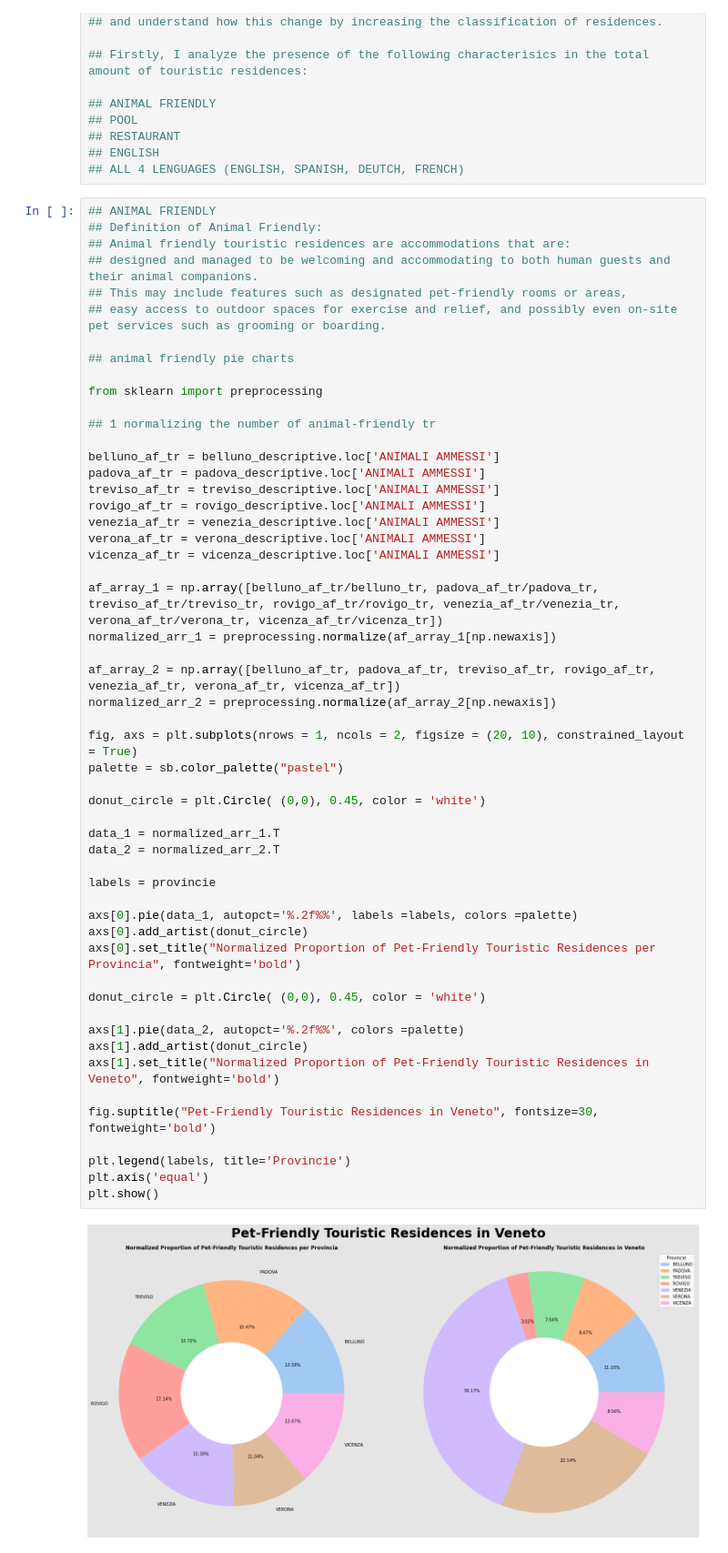
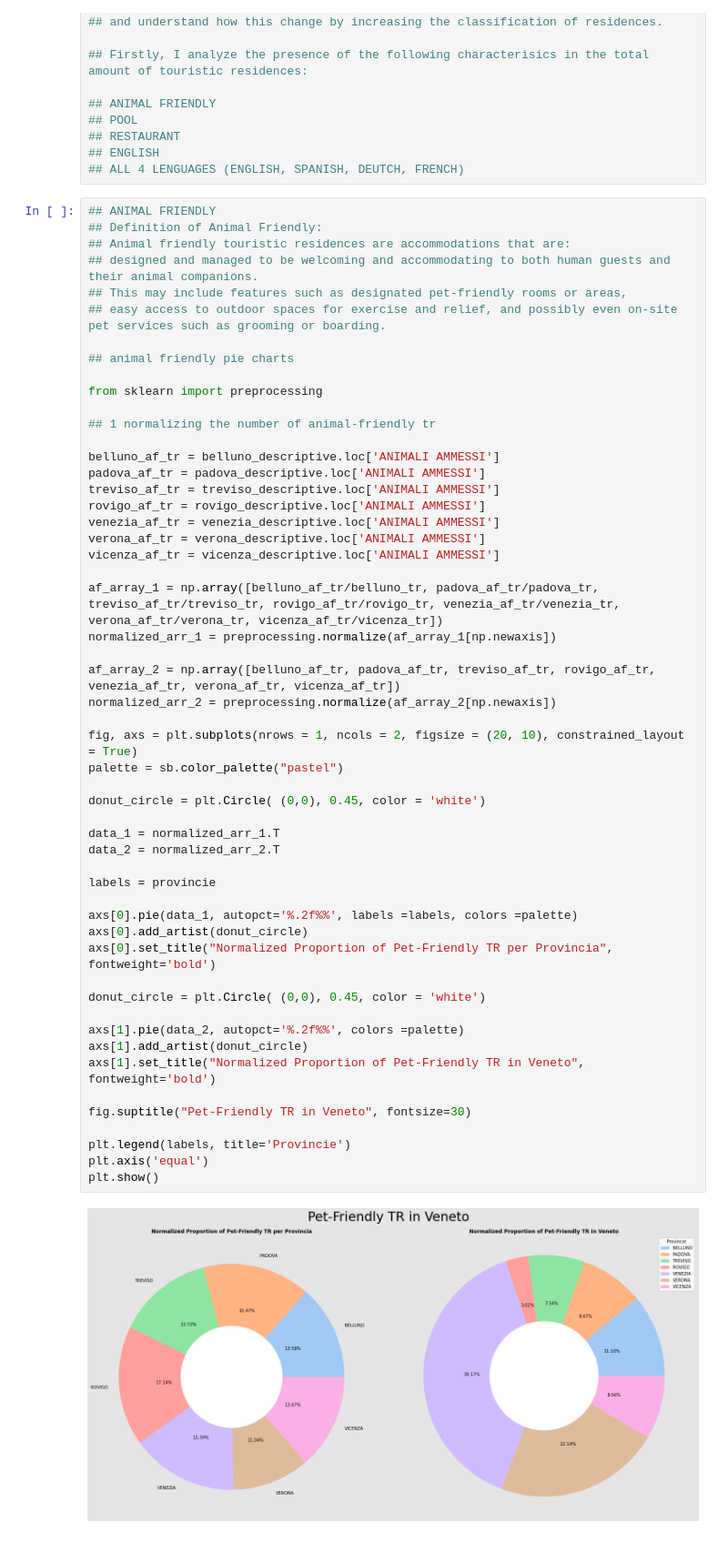
Before and after one commit to NicoloAvesani/project_Tourist_Residences_in_Veneto, a Jupyter notebook: project_on_colab.ipynb, the cells around one changed output. Shown at 91% size. Saved outputs shown, nothing was run; the diff lists cells and outputs as text.

Commit message:
fix charts

```diff
--- a/project_on_colab.ipynb
+++ b/project_on_colab.ipynb
@@ -663,37 +663,37 @@ vicenza_af_tr = vicenza_descriptive.loc['ANIMALI AMMESSI']
 
 af_array_1 = np.array([belluno_af_tr/belluno_tr, padova_af_tr/padova_tr, treviso_af_tr/treviso_tr, rovigo_af_tr/rovigo_tr, venezia_af_tr/venezia_tr, verona_af_tr/verona_tr, vicenza_af_tr/vicenza_tr])
 normalized_arr_1 = preprocessing.normalize(af_array_1[np.newaxis])
 
 af_array_2 = np.array([belluno_af_tr, padova_af_tr, treviso_af_tr, rovigo_af_tr, venezia_af_tr, verona_af_tr, vicenza_af_tr])
 normalized_arr_2 = preprocessing.normalize(af_array_2[np.newaxis])
 
 fig, axs = plt.subplots(nrows = 1, ncols = 2, figsize = (20, 10), constrained_layout = True)
 palette = sb.color_palette("pastel")
 
 donut_circle = plt.Circle( (0,0), 0.45, color = 'white')
 
 data_1 = normalized_arr_1.T
 data_2 = normalized_arr_2.T
 
 labels = provincie
 
 axs[0].pie(data_1, autopct='%.2f%%', labels =labels, colors =palette)
 axs[0].add_artist(donut_circle)
-axs[0].set_title("Normalized Proportion of Pet-Friendly Touristic Residences per Provincia", fontweight='bold')
+axs[0].set_title("Normalized Proportion of Pet-Friendly TR per Provincia", fontweight='bold')
 
 donut_circle = plt.Circle( (0,0), 0.45, color = 'white')
 
 axs[1].pie(data_2, autopct='%.2f%%', colors =palette)
 axs[1].add_artist(donut_circle)
-axs[1].set_title("Normalized Proportion of Pet-Friendly Touristic Residences in Veneto", fontweight='bold')
+axs[1].set_title("Normalized Proportion of Pet-Friendly TR in Veneto", fontweight='bold')
 
-fig.suptitle("Pet-Friendly Touristic Residences in Veneto", fontsize=30, fontweight='bold')
+fig.suptitle("Pet-Friendly TR in Veneto", fontsize=30)
 
 plt.legend(labels, title='Provincie')
 plt.axis('equal')
 plt.show()
 # %% [output]
-[figure, old version]
+[figure, new version]
 # %%
 animal_friendly_list=[belluno_af_tr, padova_af_tr, treviso_af_tr, rovigo_af_tr, venezia_af_tr, verona_af_tr, vicenza_af_tr]
 
```
Also changed, not shown: parts of 4 cells of this notebook.
